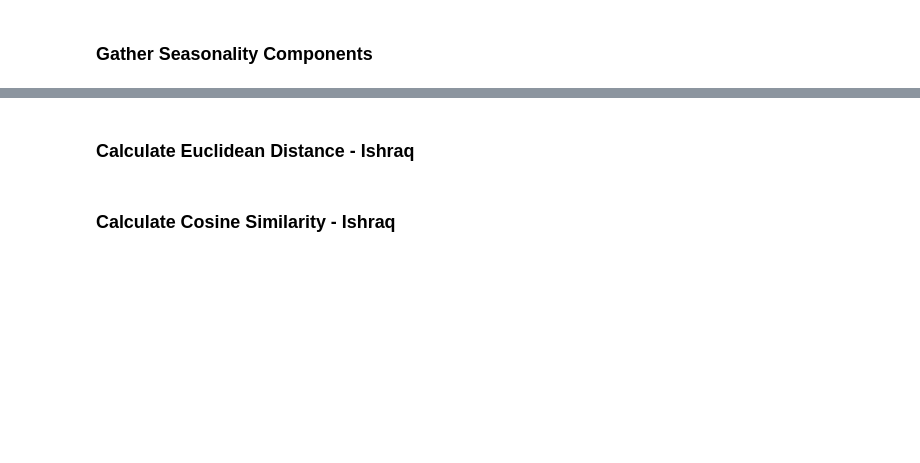
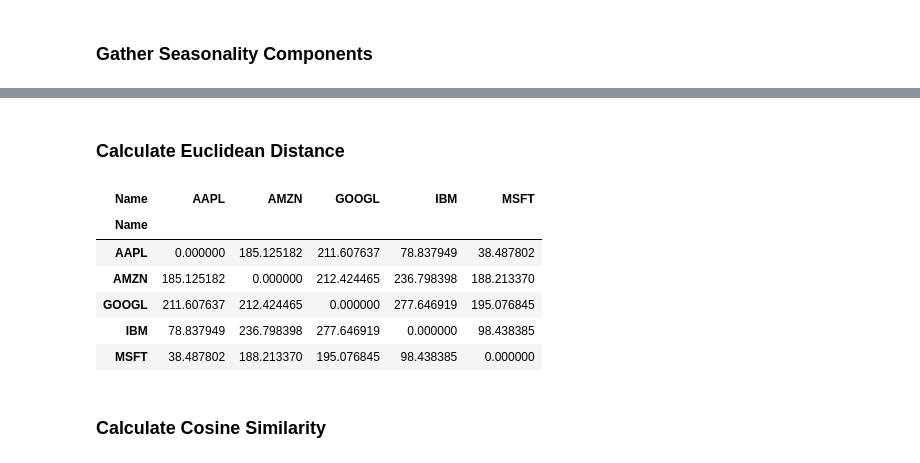
Before and after one commit to 1shman/DJIA_time_series_analysis, a Jupyter notebook: analysis.ipynb, the cells around one changed output, grey strips where cells are left out. Drawn from its saved outputs; the diff is of its cells as text; code cells hidden in the pictures; blank space fills up the shorter version.

Commit message:
finish similarity analysis

```diff
--- a/analysis.ipynb
+++ b/analysis.ipynb
@@ -100,4 +104,32 @@ plt.show()
 # %% [markdown]
-### Calculate Euclidean Distance - Ishraq ###
+### Calculate Euclidean Distance ###
+# %%
+def calc_euclidean_dist(df):
+    """Helper function to calculate Euclidean Distance of Seasonal df"""
+    # initialize euclidean matrix & other variables
+    countries = df.columns
+    n = len(countries)
+    dist_df = pd.DataFrame(np.zeros((n, n)), index=countries, columns=countries)
+
+    # for each country pair
+    for i in range(len(countries)):
+        for j in range(len(countries)):
+            # calc euclidean distance
+            diff = df[countries[i]] - df[countries[j]]
+            sq_sum = np.sum(diff ** 2)
+            # place in matrix
+            dist_df.iloc[i, j] = math.sqrt(sq_sum)
+
+    return dist_df
+# %%
+calc_euclidean_dist(seasonal_df)
+# %% [output]
+| Name | AAPL | AMZN | GOOGL | IBM | MSFT |
+| Name |  |  |  |  |  |
+| AAPL | 0.000000 | 185.125182 | 211.607637 | 78.837949 | 38.487802 |
+| AMZN | 185.125182 | 0.000000 | 212.424465 | 236.798398 | 188.213370 |
+| GOOGL | 211.607637 | 212.424465 | 0.000000 | 277.646919 | 195.076845 |
+| IBM | 78.837949 | 236.798398 | 277.646919 | 0.000000 | 98.438385 |
+| MSFT | 38.487802 | 188.213370 | 195.076845 | 98.438385 | 0.000000 |
 # %% [markdown]
-### Calculate Cosine Similarity - Ishraq ###
+### Calculate Cosine Similarity ###
```
Also changed, not shown: parts of 11 cells of this notebook, 1 other file.
